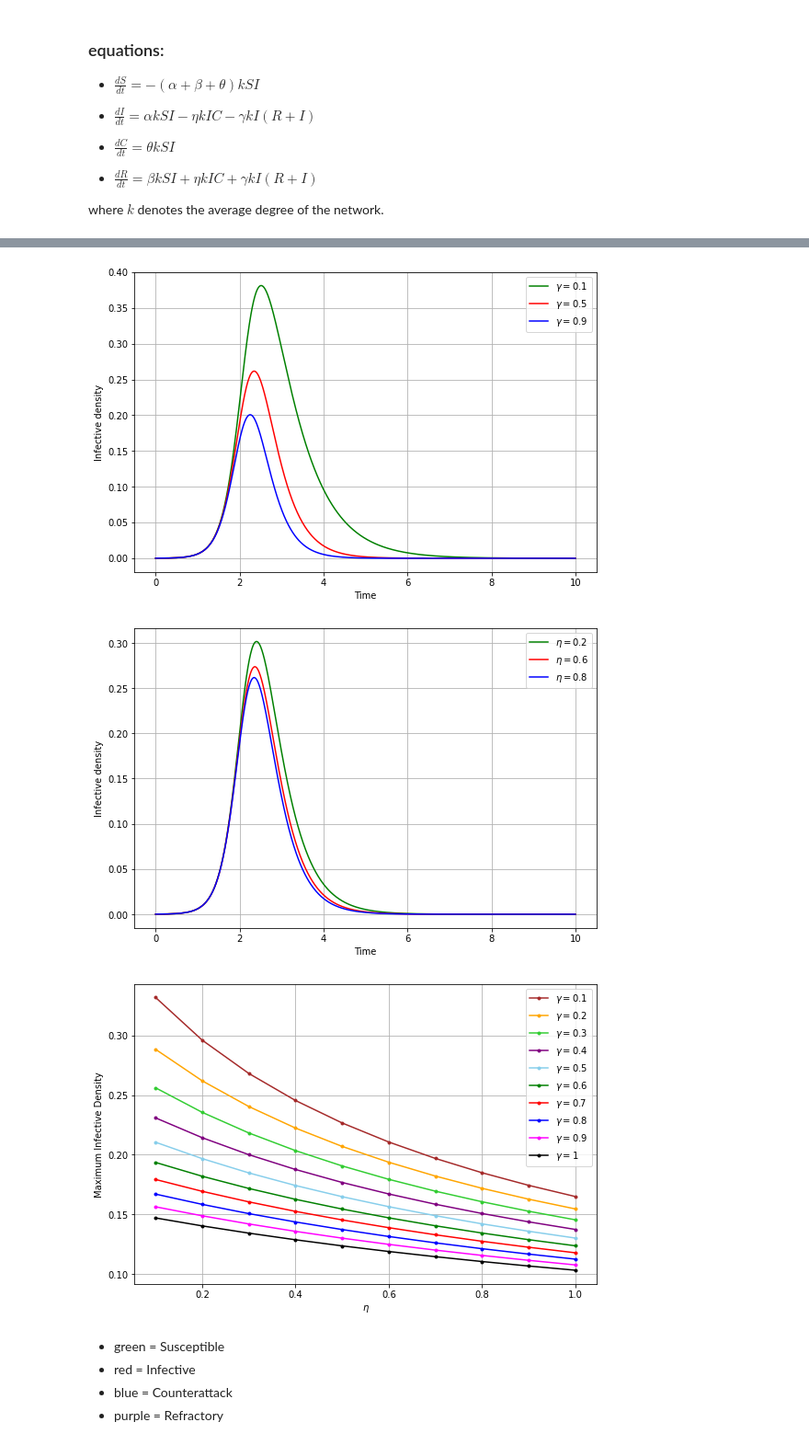
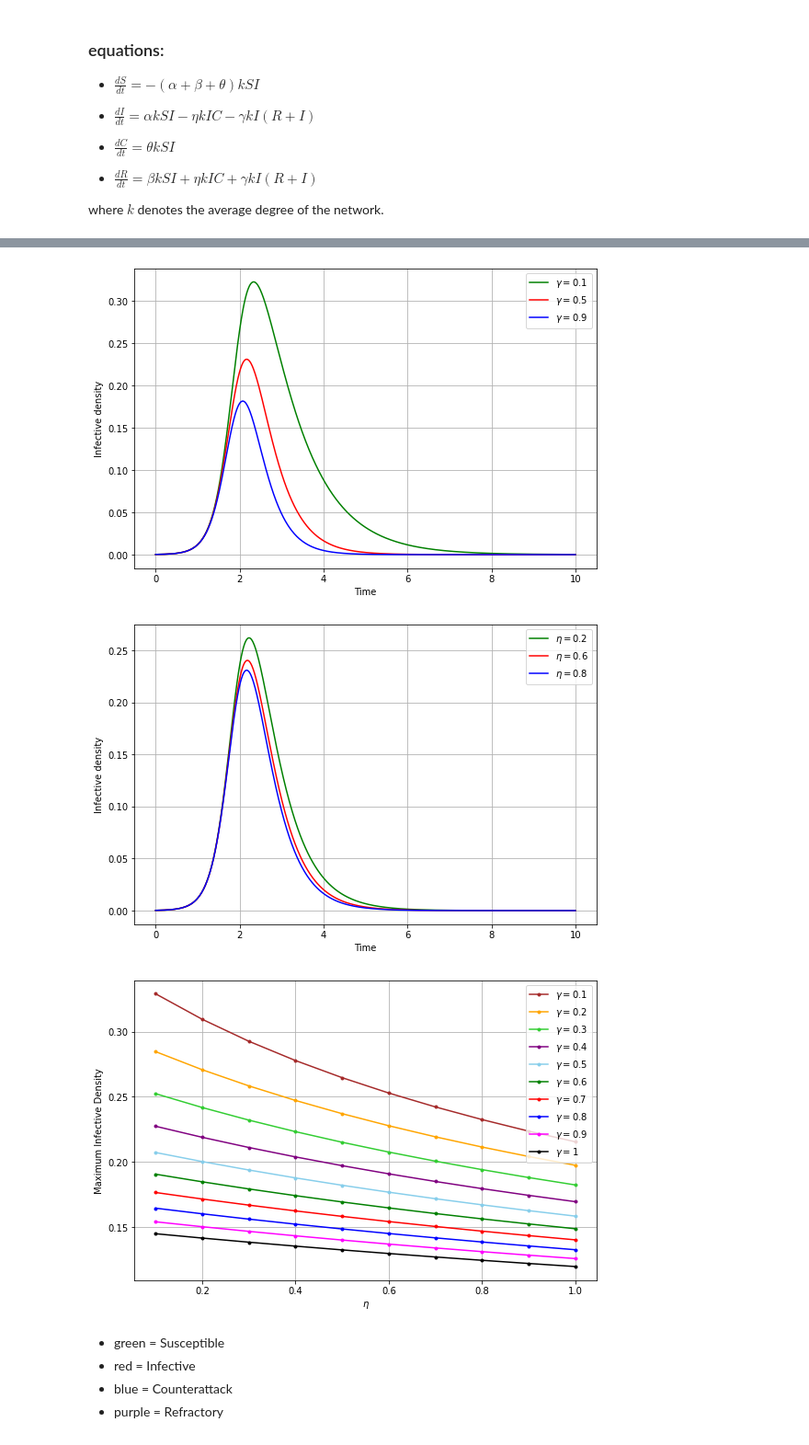
Before and after one commit to shivani-nandani/rumour-spread, a Jupyter notebook: SICR.ipynb, the cells around one changed output, grey strips where cells are left out. Shown at 92% size. Saved outputs shown, nothing was run; the diff lists cells and outputs as text; code cells hidden in the pictures.

```diff
--- a/SICR.ipynb
+++ b/SICR.ipynb
@@ -158,5 +158,5 @@ plt.show()
 # %%
-N = 10000   # population
+N = 5000   # population
 
 S0 = (N-1)/N
 I0 = 1/N
@@ -210,5 +210,5 @@ plt.show()
 # %%
-N = 10000   # population
+N = 5000   # population
 
 S0 = (N-1)/N
 I0 = 1/N
@@ -217,7 +217,7 @@ R0 = 0/N
 
 # rates
 alpha = 0.7
-beta = 0.1
+beta = 0.4
 theta_set = [0.2, 0.4, 0.6, 0.8, 1]
 gamma = 0.5
 eta = 0.8
@@ -262,5 +262,5 @@ plt.show()
 # %%
-N = 10000   # population
+N = 5000   # population
 
 S0 = (N-1)/N
 I0 = 1/N
@@ -269,7 +269,7 @@ R0 = 0/N
 
 # rates
 alpha = 0.7
-beta = 0.1
+beta = 0.4
 theta = 0.2
 gamma_set = [0.1, 0.5, 0.9]
 eta = 0.8
@@ -310,9 +310,9 @@ plt.legend(loc='upper right')
 plt.grid()
 plt.show()
 # %% [output]
-[figure, old version]
+[figure, new version]
 # %%
-N = 10000   # population
+N = 5000   # population
 
 S0 = (N-1)/N
 I0 = 1/N
@@ -321,7 +321,7 @@ R0 = 0/N
 
 # rates
 alpha = 0.7
-beta = 0.1
+beta = 0.4
 theta = 0.2
 gamma = 0.5
 eta_set = [0.2, 0.6, 0.8]
@@ -362,9 +362,9 @@ plt.legend(loc='upper right')
 plt.grid()
 plt.show()
 # %% [output]
-[figure, old version]
+[figure, new version]
 # %%
-N = 10000   # population
+N = 5000   # population
 
 S0 = (N-1)/N
 I0 = 1/N
@@ -373,8 +373,8 @@ R0 = 0/N
 
 # rates
 alpha = 0.5
-beta = 0.1
-theta = 0.4
+beta = 0.4
+theta = 0.2
 gamma_set = [0.1, 0.2, 0.3, 0.4, 0.5, 0.6, 0.7, 0.8, 0.9, 1]
 eta_set = [0.1, 0.2, 0.3, 0.4, 0.5, 0.6, 0.7, 0.8, 0.9, 1]
 
@@ -390,34 +390,34 @@ n = int((end-start)/dt)
 S = np.zeros(n)
 I = np.zeros(n)
 C = np.zeros(n)
 R = np.zeros(n)
 
 S[0] = S0
 I[0] = I0
 C[0] = C0
 R[0] = R0
 
 plt.figure(figsize=[9, 6])
 color = iter(['brown', 'orange', 'limegreen', 'purple', 'skyblue', 'green', 'red', 'blue', 'magenta', 'black'])
 
 for gamma in gamma_set:
     I_max = []
     for eta in eta_set:
         for i in range(1, n):
             S[i] = S[i-1] - (alpha + beta + theta)*k*S[i-1]*I[i-1]*dt
             I[i] = I[i-1] + (alpha*k*S[i-1]*I[i-1] - eta*k*I[i-1]*C[i-1] - gamma*k*I[i-1]*(R[i-1]+I[i-1]))*dt
             C[i] = C[i-1] + theta*k*S[i-1]*I[i-1]*dt
             R[i] = R[i-1] + (beta*k*S[i-1]*I[i-1]*dt + eta*k*I[i-1]*C[i-1] + gamma*k*I[i-1]*(R[i-1]+I[i-1]))*dt
         I_max.append(max(I))
     plt.plot(eta_set, I_max, c=next(color), linestyle='-', marker='.', label=r'$\gamma=$'+str(gamma))
 
 plt.ylabel('Maximum Infective Density')
 plt.xlabel(r'$\eta$')
 plt.legend(loc='upper right')
 plt.grid()
 plt.show()
 # %% [output]
-[figure, old version]
+[figure, new version]
 # %% [markdown]
 - green = Susceptible
 - red = Infective
```
Also changed, not shown: parts of 9 cells of this notebook.
